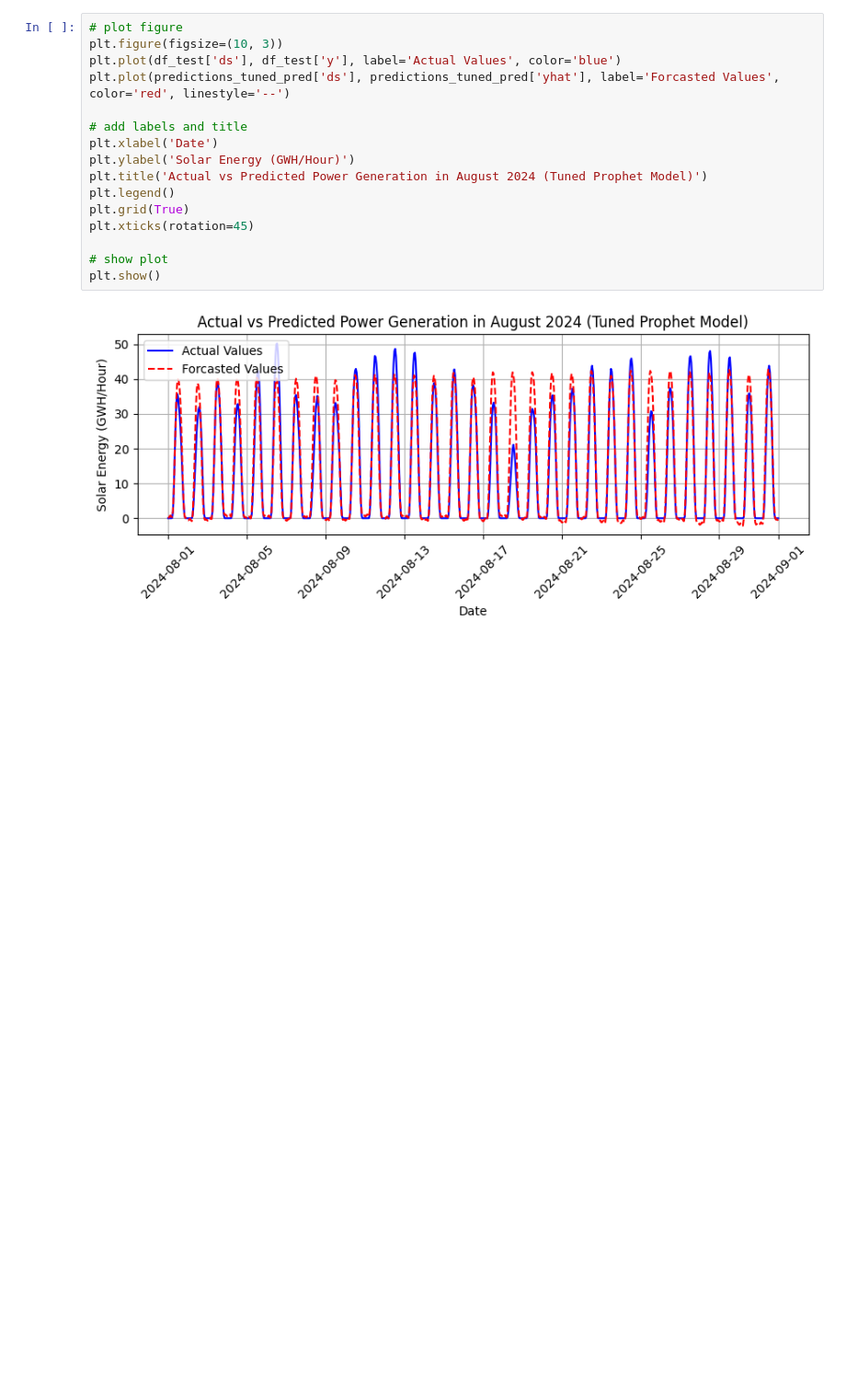
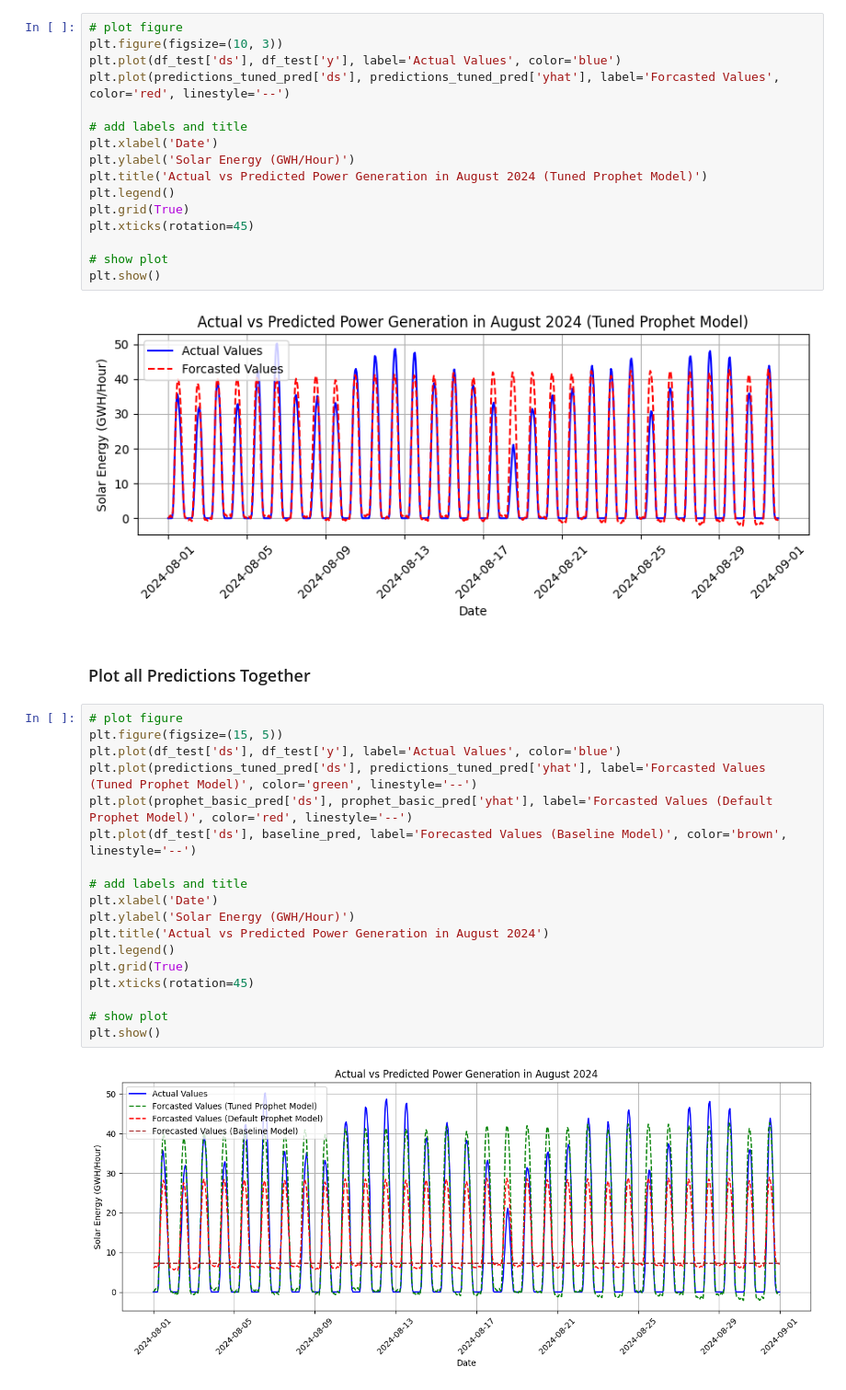
Before and after one commit to anair123/Forcasting-Solar-Energy-with-Prophet, a Jupyter notebook: Train Models.ipynb, the cells around one changed output. Shown at 92% size. Cells and saved outputs as stored; diff of their text form; blank space fills up the shorter version.

```diff
--- a/Train Models.ipynb
+++ b/Train Models.ipynb
@@ -203,3 +228,25 @@ plt.xticks(rotation=45)
 plt.show()
 # %% [output]
 [figure]
+# %% [markdown]
+### Plot all Predictions Together
+# %%
+# plot figure
+plt.figure(figsize=(15, 5))
+plt.plot(df_test['ds'], df_test['y'], label='Actual Values', color='blue')
+plt.plot(predictions_tuned_pred['ds'], predictions_tuned_pred['yhat'], label='Forcasted Values (Tuned Prophet Model)', color='green', linestyle='--')
+plt.plot(prophet_basic_pred['ds'], prophet_basic_pred['yhat'], label='Forcasted Values (Default Prophet Model)', color='red', linestyle='--')
+plt.plot(df_test['ds'], baseline_pred, label='Forecasted Values (Baseline Model)', color='brown', linestyle='--')
+
+# add labels and title
+plt.xlabel('Date')
+plt.ylabel('Solar Energy (GWH/Hour)')
+plt.title('Actual vs Predicted Power Generation in August 2024')
+plt.legend()
+plt.grid(True)
+plt.xticks(rotation=45)
+
+# show plot
+plt.show()
+# %% [output]
+[figure, added]
```
Also changed, not shown: parts of 10 cells of this notebook.
